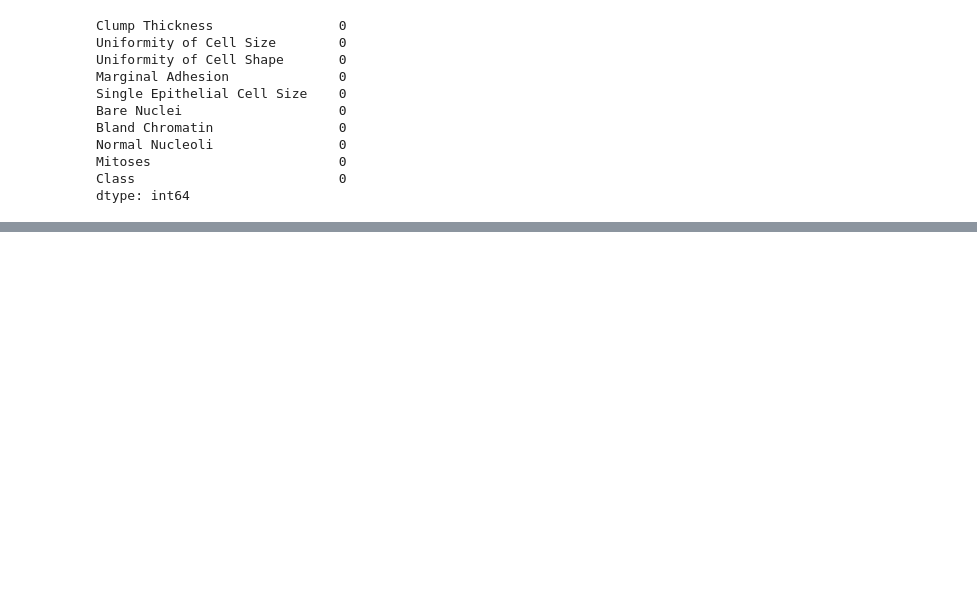
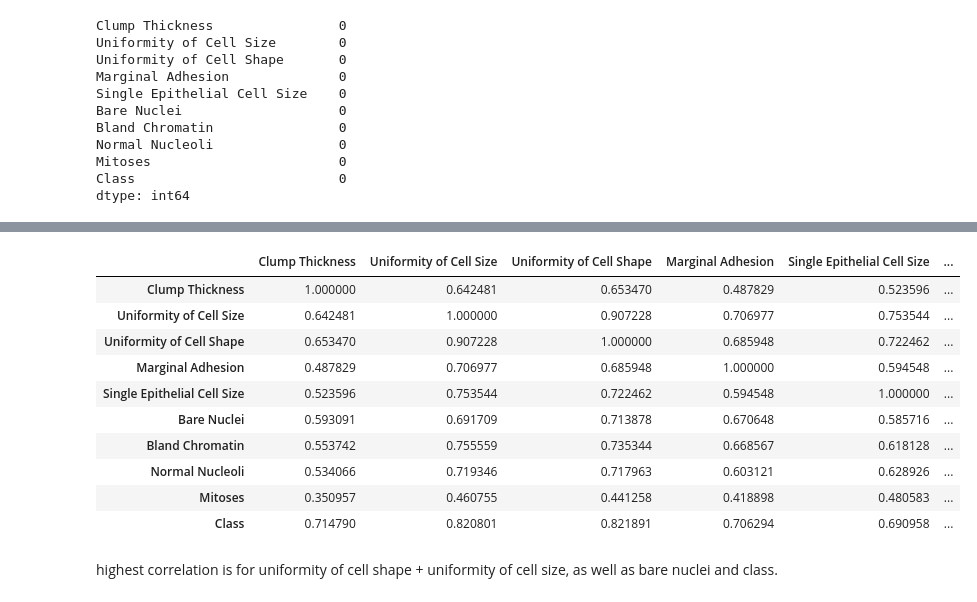
Before and after one commit to iggyw1g/Breast-Cancer-Classification-Project, a Jupyter notebook: finalproject.ipynb, the cells around one changed output, grey strips where cells are left out. Drawn from its saved outputs; the diff is of its cells as text; code cells hidden in the pictures; blank space fills up the shorter version.

```diff
--- a/finalproject.ipynb
+++ b/finalproject.ipynb
@@ -44,0 +52,16 @@ dtype: int64
+# %%
+df.corr()
+# %% [output]
+|  | Clump Thickness | Uniformity of Cell Size | Uniformity of Cell Shape | Marginal Adhesion | Single Epithelial Cell Size | ... |
+| Clump Thickness | 1.000000 | 0.642481 | 0.653470 | 0.487829 | 0.523596 | ... |
+| Uniformity of Cell Size | 0.642481 | 1.000000 | 0.907228 | 0.706977 | 0.753544 | ... |
+| Uniformity of Cell Shape | 0.653470 | 0.907228 | 1.000000 | 0.685948 | 0.722462 | ... |
+| Marginal Adhesion | 0.487829 | 0.706977 | 0.685948 | 1.000000 | 0.594548 | ... |
+| Single Epithelial Cell Size | 0.523596 | 0.753544 | 0.722462 | 0.594548 | 1.000000 | ... |
+| Bare Nuclei | 0.593091 | 0.691709 | 0.713878 | 0.670648 | 0.585716 | ... |
+| Bland Chromatin | 0.553742 | 0.755559 | 0.735344 | 0.668567 | 0.618128 | ... |
+| Normal Nucleoli | 0.534066 | 0.719346 | 0.717963 | 0.603121 | 0.628926 | ... |
+| Mitoses | 0.350957 | 0.460755 | 0.441258 | 0.418898 | 0.480583 | ... |
+| Class | 0.714790 | 0.820801 | 0.821891 | 0.706294 | 0.690958 | ... |
+# %% [markdown]
+highest correlation is for uniformity of cell shape + uniformity of cell size, as well as bare nuclei and class.
```
Also changed, not shown: parts of 1 cell of this notebook.
